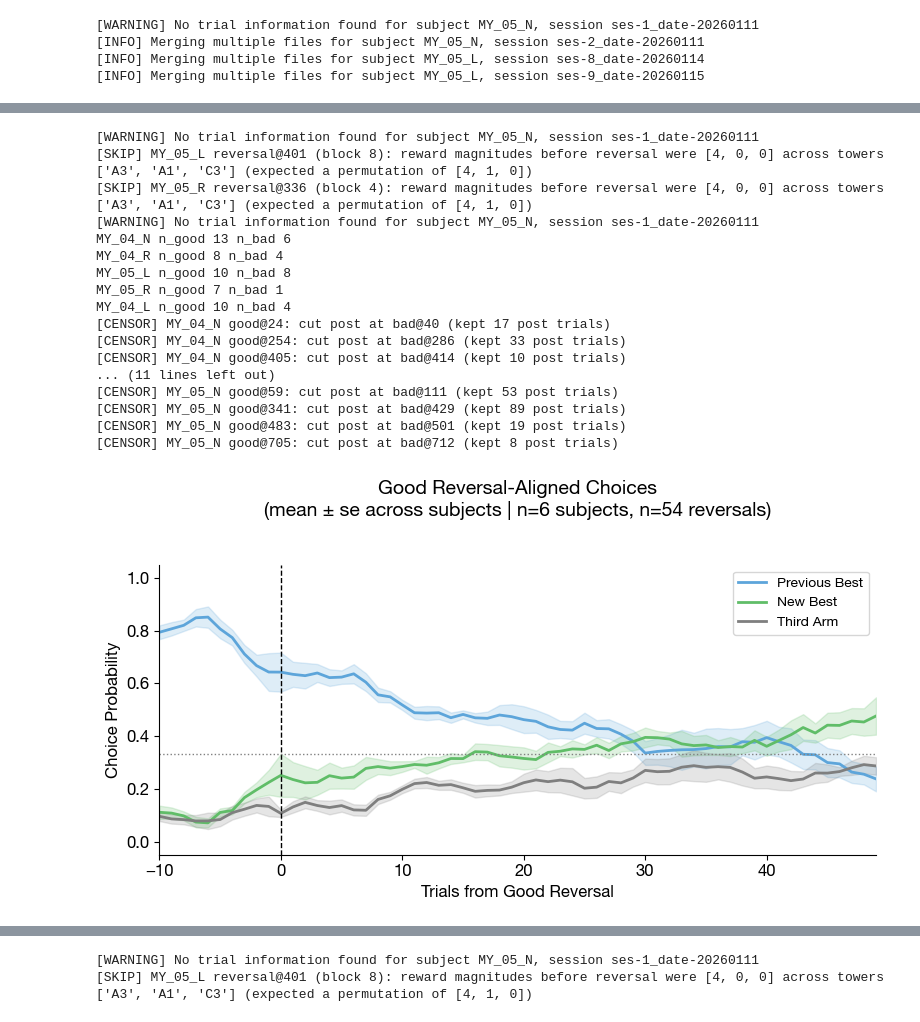
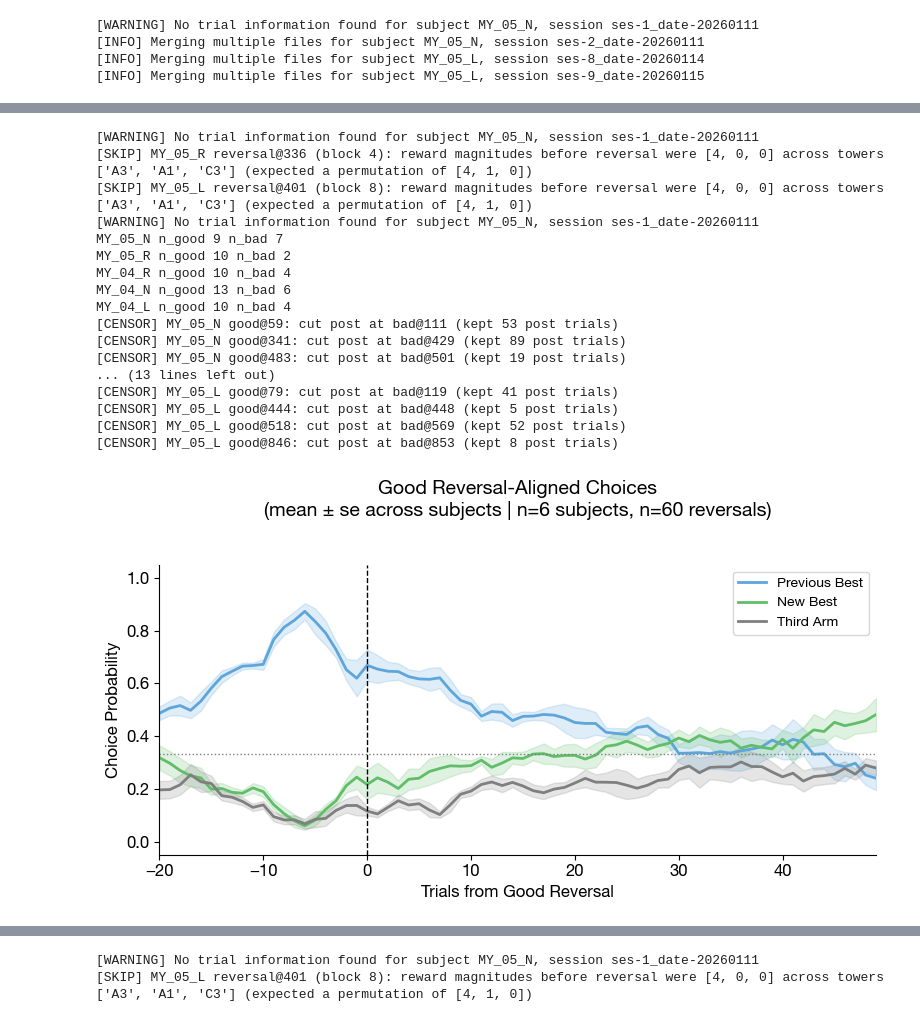
Before and after one commit to megyoung430/magnitude-bandit-analysis, a Jupyter notebook: scripts/testing_code.ipynb, the cells around one changed output, grey strips where cells are left out. Saved outputs shown, nothing was run; the diff lists cells and outputs as text; code cells hidden in the pictures.

Commit message:
updated num_reversals over time plots

```diff
--- a/scripts/testing_code.ipynb
+++ b/scripts/testing_code.ipynb
@@ -39,16 +39,27 @@ subjects_trials = extract_trials(subjects_data)
 [INFO] Merging multiple files for subject MY_05_N, session ses-2_date-20260111
 [INFO] Merging multiple files for subject MY_05_L, session ses-8_date-20260114
 [INFO] Merging multiple files for subject MY_05_L, session ses-9_date-20260115
+# %%
+sessions_to_keep = ["ses-01_date-20260111", "ses-02_date-20260111",
+                    "ses-03_date-20260112", "ses-04_date-20260112",
+                    "ses-05_date-20260113", "ses-06_date-20260113",
+                    "ses-07_date-20260114", "ses-08_date-20260114",
+                    "ses-09_date-20260115", "ses-10_date-20260115",
+                    "ses-11_date-20260116", "ses-12_date-20260116",
+                    "ses-13_date-20260117", "ses-14_date-20260117",
+                    "ses-15_date-20260118", "ses-16_date-20260118"]
+# subjects_to_keep = ["MY_04_N", "MY_04_L", "MY_04_R", "MY_05_N", "MY_05_R"]
+subjects_trials = filter_trials_by_session(subjects_trials, sessions_to_keep)
+# subjects_trials = filter_trials_by_subject(subjects_trials, subjects_to_keep)
 # %%
-sessions_to_keep = ["ses-13_date-20260117", "ses-14_date-20260117",
-                    "ses-15_date-20260118", "ses-16_date-20260118",
-                    "ses-17_date-20260119", "ses-18_date-20260119",
+sessions_to_keep = ["ses-17_date-20260119", "ses-18_date-20260119",
                     "ses-19_date-20260120", "ses-20_date-20260120",
                     "ses-21_date-20260121", "ses-22_date-20260121",
                     "ses-23_date-20260122", "ses-24_date-20260122",
                     "ses-25_date-20260123", "ses-26_date-20260123",
-                    "ses-27_date-20260124", "ses-28_date-20260124"]
-subjects_to_keep = ["MY_04_N", "MY_04_L", "MY_04_R", "MY_05_N", "MY_05_R"]
+                    "ses-27_date-20260124", "ses-28_date-20260124",
+                    "ses-29_date-20260125", "ses-30_date-20260125"]
+# subjects_to_keep = ["MY_04_N", "MY_04_L", "MY_04_R", "MY_05_N", "MY_05_R"]
 subjects_trials = filter_trials_by_session(subjects_trials, sessions_to_keep)
 # subjects_trials = filter_trials_by_subject(subjects_trials, subjects_to_keep)
 # %%
@@ -226,7 +237,7 @@ def get_all_reversal_indices(data):
 
     return all_good, all_bad, all_blocks
 # %%
-good_windows = get_good_reversal_info(subjects_trials, pre=10, post=None)   # post until next good
+good_windows = get_good_reversal_info(subjects_trials, pre=20, post=None)   # post until next good
 # You can keep your filtered bad windows for other things, but censoring uses raw bad indices:
 all_good_idx, all_bad_idx, blocks_by_subj = get_all_reversal_indices(subjects_trials)
 
@@ -246,33 +257,33 @@ good_censored = censor_good_posts_using_raw_bad_indices(
 
 x, per_subject, across = get_choice_probs_around_good_reversals(
     good_censored,
-    pre=10,
+    pre=20,
     post=50
 )
 # %% [output]
 [WARNING] No trial information found for subject MY_05_N, session ses-1_date-20260111
+[SKIP] MY_05_R reversal@336 (block 4): reward magnitudes before reversal were [4, 0, 0] across towers ['A3', 'A1', 'C3'] (expected a permutation of [4, 1, 0])
 [SKIP] MY_05_L reversal@401 (block 8): reward magnitudes before reversal were [4, 0, 0] across towers ['A3', 'A1', 'C3'] (expected a permutation of [4, 1, 0])
-[SKIP] MY_05_R reversal@336 (block 4): reward magnitudes before reversal were [4, 0, 0] across towers ['A3', 'A1', 'C3'] (expected a permutation of [4, 1, 0])
 [WARNING] No trial information found for subject MY_05_N, session ses-1_date-20260111
+MY_05_N n_good 9 n_bad 7
+MY_05_R n_good 10 n_bad 2
+MY_04_R n_good 10 n_bad 4
 MY_04_N n_good 13 n_bad 6
-MY_04_R n_good 8 n_bad 4
-MY_05_L n_good 10 n_bad 8
-MY_05_R n_good 7 n_bad 1
 MY_04_L n_good 10 n_bad 4
-[CENSOR] MY_04_N good@24: cut post at bad@40 (kept 17 post trials)
-[CENSOR] MY_04_N good@254: cut post at bad@286 (kept 33 post trials)
-[CENSOR] MY_04_N good@405: cut post at bad@414 (kept 10 post trials)
-... (11 lines left out)
 [CENSOR] MY_05_N good@59: cut post at bad@111 (kept 53 post trials)
 [CENSOR] MY_05_N good@341: cut post at bad@429 (kept 89 post trials)
 [CENSOR] MY_05_N good@483: cut post at bad@501 (kept 19 post trials)
-[CENSOR] MY_05_N good@705: cut post at bad@712 (kept 8 post trials)
+... (13 lines left out)
+[CENSOR] MY_05_L good@79: cut post at bad@119 (kept 41 post trials)
+[CENSOR] MY_05_L good@444: cut post at bad@448 (kept 5 post trials)
+[CENSOR] MY_05_L good@518: cut post at bad@569 (kept 52 post trials)
+[CENSOR] MY_05_L good@846: cut post at bad@853 (kept 8 post trials)
 # %%
-x, per_subject_moving_avg, across_moving_avg = apply_moving_average_to_choice_probs(x, per_subject, moving_avg_window=5, mode="centered")
+x, per_subject_moving_avg, across_moving_avg = apply_moving_average_to_choice_probs(x, per_subject, moving_avg_window=4, mode="centered")
 
 plot_choice_probs_around_good_reversals(x, across_moving_avg, show_chance=True, save_path=None)
 # %% [output]
-[figure, old version]
+[figure, new version]
 # %%
 early, late = split_good_reversals_early_late(good_windows, first_n=2)
 
```
Also changed, not shown: parts of 7 cells of this notebook, 3 other files.
